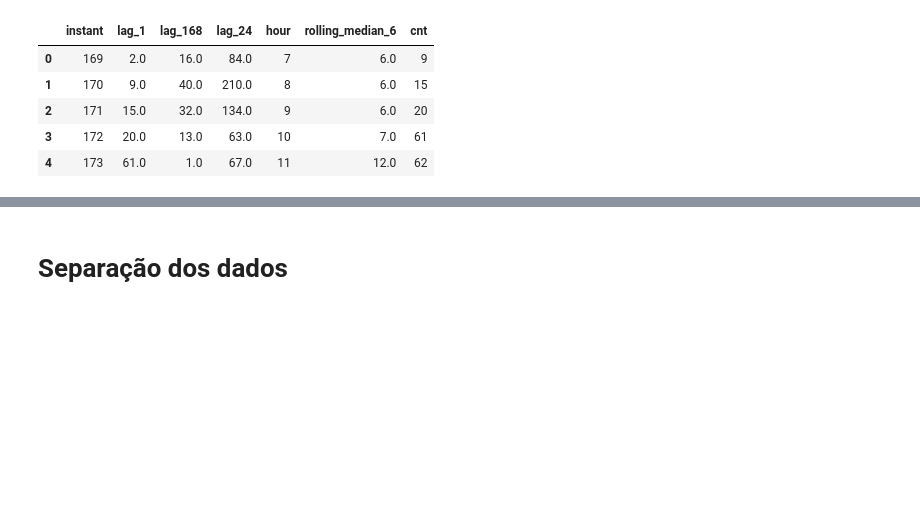
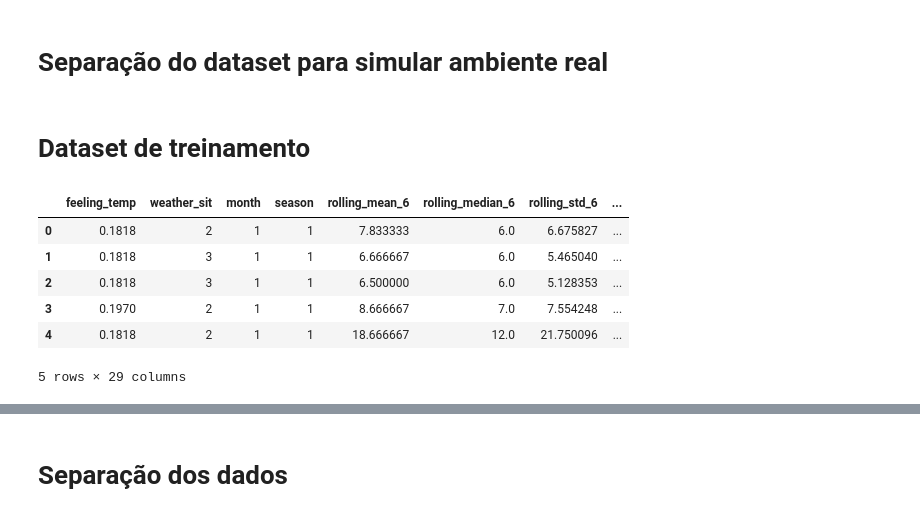
Before and after one commit to igao01/ds_bike_sharing, a Jupyter notebook: notebooks/04_feature engineering.ipynb, the cells around one changed output, grey strips where cells are left out. Saved outputs shown, nothing was run; the diff lists cells and outputs as text; code cells hidden in the pictures; blank space fills up the shorter version.

```diff
--- a/notebooks/04_feature engineering.ipynb
+++ b/notebooks/04_feature engineering.ipynb
@@ -39,0 +29,2 @@ Essa análise será utilizada como referência para avaliar uma versão mais enx
+# %%
+df['period'] = df['hour'].apply(lambda hour: 0 if 6 <= hour <= 18 else 1)
@@ -40,10 +35,43 @@ Essa análise será utilizada como referência para avaliar uma versão mais enx
+# %%
+df['rush'] = df.apply(lambda row: 1 if (
+    row['hour'] in [8, 17, 18]) and
+    row['working_day'] == 1
+    else 0, axis=1)
+# %%
+TARGET_COLUMN = 'cnt'
+NUMERIC_COLUMNS = ['feeling_temp']
+CATEGORICAL_COLUMNS = ['weather_sit', 'month', 'season']
+
+TO_NORMALIZE_BY_ROBUST = ['rolling_mean_6', 'rolling_median_6', 'rolling_std_6', 'rolling_min_6',
+       'rolling_max_6', 'rolling_mean_24', 'rolling_median_24',
+       'rolling_std_24', 'rolling_min_24', 'rolling_max_24',
+       'rolling_mean_168', 'rolling_median_168', 'rolling_std_168',
+       'rolling_min_168', 'rolling_max_168', 'lag_1', 'lag_2', 'lag_8',
+       'lag_24', 'lag_72', 'lag_168']
+
+TO_ENCODE_FEATURES_BY_DUMMY = ['working_day', 'period', 'rush']
+# %% [markdown]
+# Separação do dataset para simular ambiente real
+# %%
+df_sim_real = df.iloc[-72:]
+df = df.iloc[:-72]
+# %% [markdown]
+# Dataset de treinamento
 # %%
-df_ml = df[['instant', 'working_day', 'feeling_temp', 'lag_1', 'lag_168', 'lag_24', 'hour', 'rolling_median_6', 'cnt']]
+df_ml = df[
+    NUMERIC_COLUMNS
+    +CATEGORICAL_COLUMNS
+    +TO_NORMALIZE_BY_ROBUST
+    +TO_ENCODE_FEATURES_BY_DUMMY
+    +[TARGET_COLUMN]
+]
+
 df_ml.head()
 # %% [output]
-|  | instant | lag_1 | lag_168 | lag_24 | hour | rolling_median_6 | cnt |
-| 0 | 169 | 2.0 | 16.0 | 84.0 | 7 | 6.0 | 9 |
-| 1 | 170 | 9.0 | 40.0 | 210.0 | 8 | 6.0 | 15 |
-| 2 | 171 | 15.0 | 32.0 | 134.0 | 9 | 6.0 | 20 |
-| 3 | 172 | 20.0 | 13.0 | 63.0 | 10 | 7.0 | 61 |
-| 4 | 173 | 61.0 | 1.0 | 67.0 | 11 | 12.0 | 62 |
+|  | feeling_temp | weather_sit | month | season | rolling_mean_6 | rolling_median_6 | rolling_std_6 | ... |
+| 0 | 0.1818 | 2 | 1 | 1 | 7.833333 | 6.0 | 6.675827 | ... |
+| 1 | 0.1818 | 3 | 1 | 1 | 6.666667 | 6.0 | 5.465040 | ... |
+| 2 | 0.1818 | 3 | 1 | 1 | 6.500000 | 6.0 | 5.128353 | ... |
+| 3 | 0.1970 | 2 | 1 | 1 | 8.666667 | 7.0 | 7.554248 | ... |
+| 4 | 0.1818 | 2 | 1 | 1 | 18.666667 | 12.0 | 21.750096 | ... |
+5 rows × 29 columns
```
Also changed, not shown: parts of 65 cells of this notebook, 3 other files.
